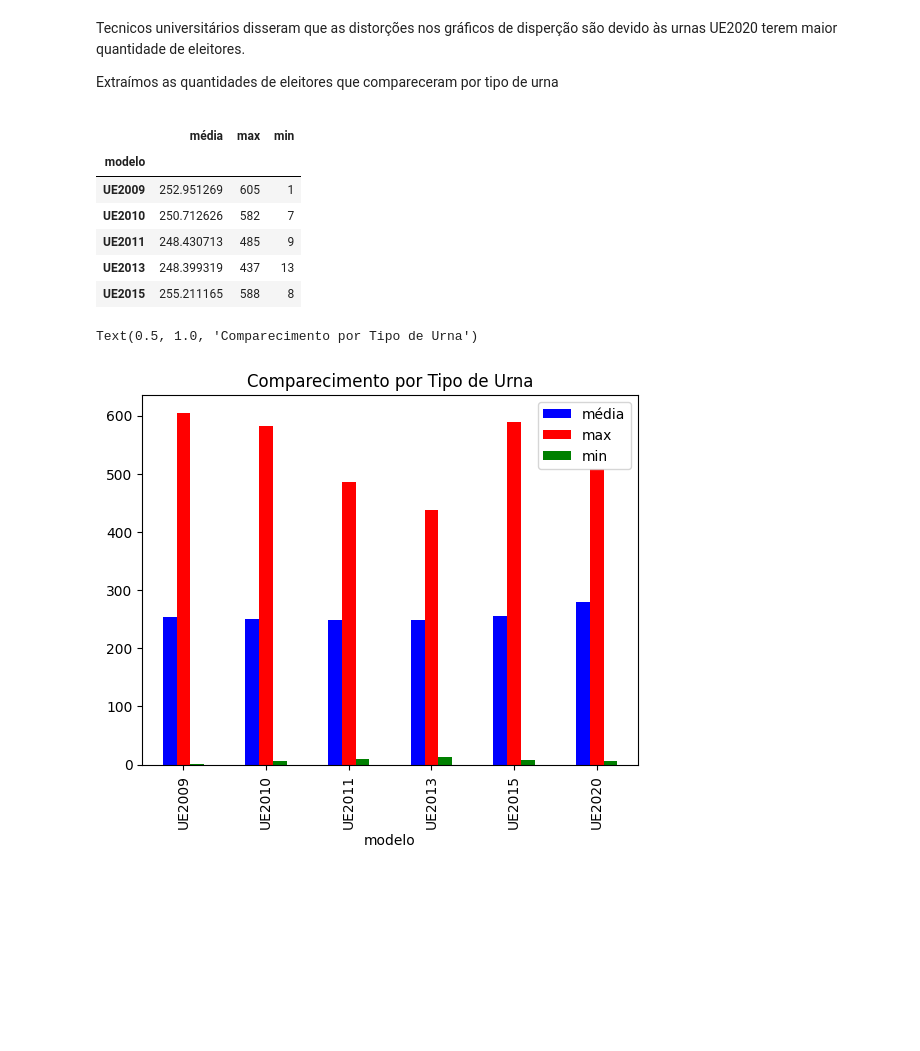
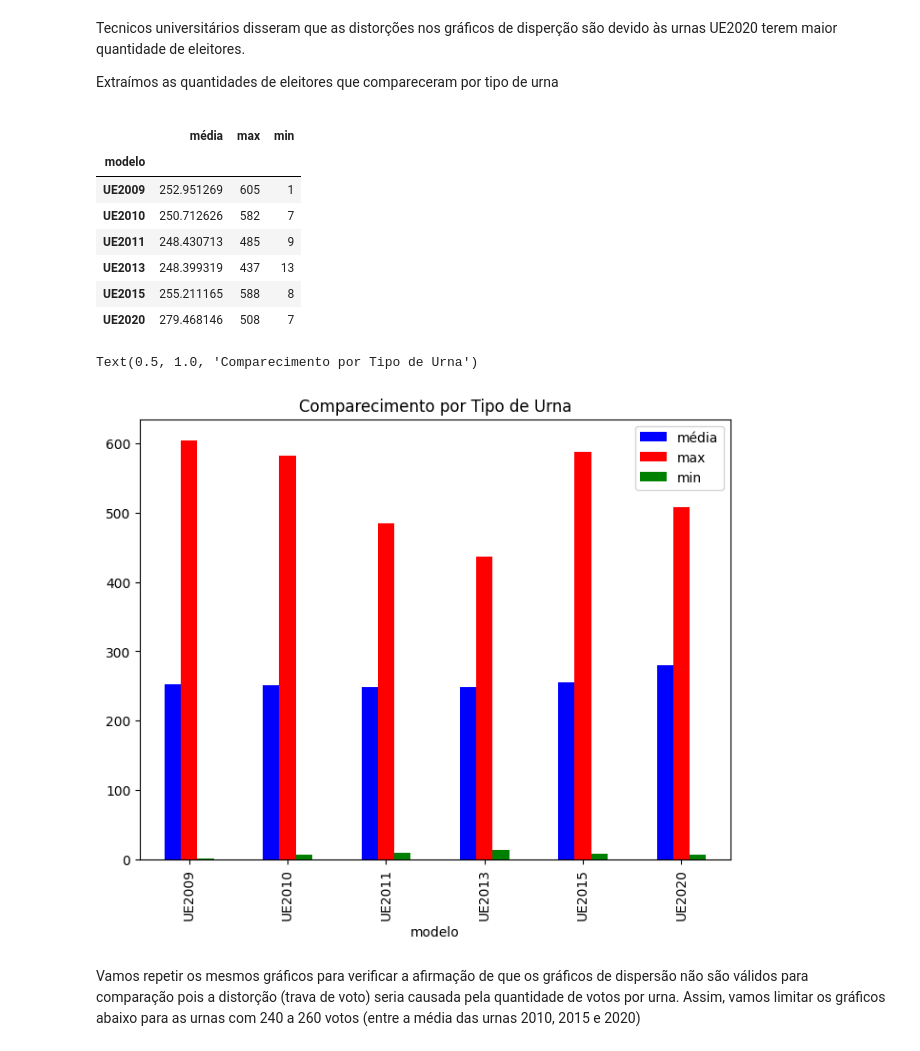
Before and after one commit to NinoCoelho/process_tse_logjez, a Jupyter notebook: auditoriaEleicoes.ipynb, the cells around one changed output. Cells and saved outputs as stored; diff of their text form; code cells hidden in the pictures; blank space fills up the shorter version.

```diff
--- a/auditoriaEleicoes.ipynb
+++ b/auditoriaEleicoes.ipynb
@@ -240,7 +241,7 @@ comparecimentoGroup = comparecimento.groupby(['modelo']).mean().join(
     comparecimento.groupby(['modelo']).max(), lsuffix='_mean').join(
         comparecimento.groupby(['modelo']).min(), lsuffix='_max').rename(
             {"qtdComparecimento_mean":"média", "qtdComparecimento_max":"max","qtdComparecimento":"min"}, axis=1)
-comparecimentoGroup.head()
+comparecimentoGroup
 # %% [output]
 |  | média | max | min |
 | modelo |  |  |  |
@@ -249,8 +250,12 @@ comparecimentoGroup.head()
 | UE2011 | 248.430713 | 485 | 9 |
 | UE2013 | 248.399319 | 437 | 13 |
 | UE2015 | 255.211165 | 588 | 8 |
+| UE2020 | 279.468146 | 508 | 7 |
 # %%
-comparecimentoGroup.groupby(['modelo']).sum(numeric_only=True).plot.bar(color=['blue','red','green']).set_title("Comparecimento por Tipo de Urna")
+ax = comparecimentoGroup.groupby(['modelo']).sum(numeric_only=True).plot.bar(color=['blue','red','green'], figsize=(8,6))
+ax.set_title("Comparecimento por Tipo de Urna")
 # %% [output]
 Text(0.5, 1.0, 'Comparecimento por Tipo de Urna')
-[figure, old version]
+[figure, new version]
+# %% [markdown]
+Vamos repetir os mesmos gráficos para verificar a afirmação de que os gráficos de dispersão não são válidos para comparação pois a distorção (trava de voto) seria causada pela quantidade de votos por urna. Assim, vamos limitar os gráficos abaixo para as urnas com 240 a 260 votos (entre a média das urnas 2010, 2015 e 2020)
```
Also changed, not shown: parts of 5 cells of this notebook.
